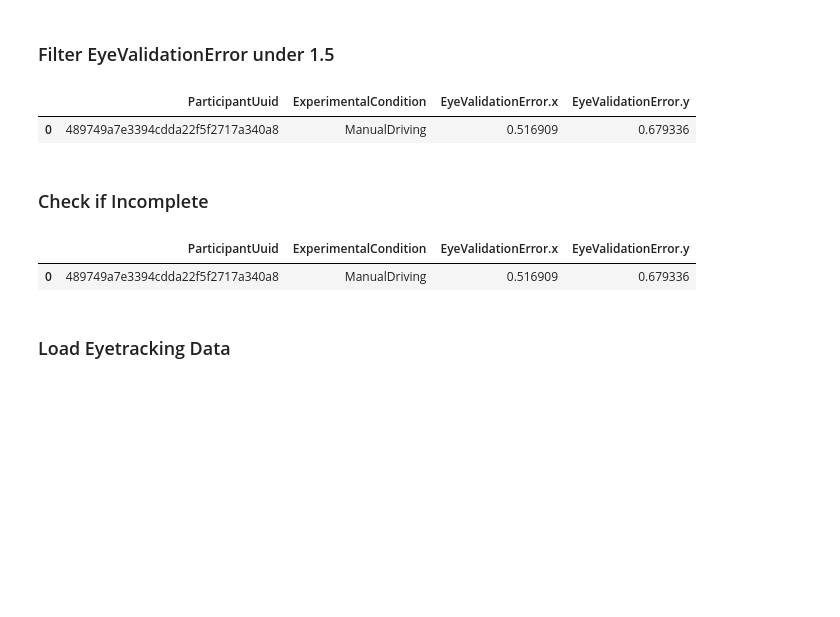
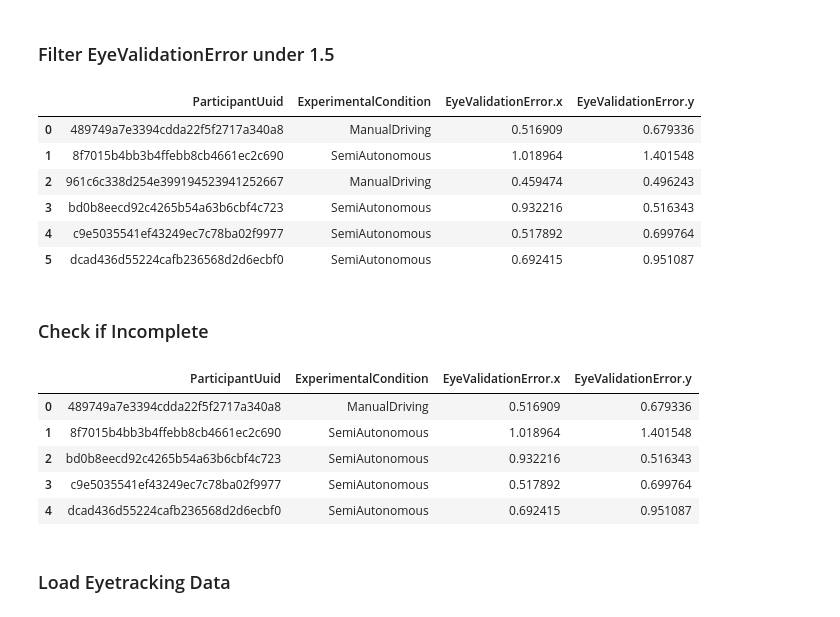
Before and after one commit to maxpingel/EEDA_eye_hand, a Jupyter notebook: reading_data/ET_Data_preprocessing.ipynb, the cells around one changed output. Drawn from its saved outputs; the diff is of its cells as text; code cells hidden in the pictures; blank space fills up the shorter version.

```diff
--- a/reading_data/ET_Data_preprocessing.ipynb
+++ b/reading_data/ET_Data_preprocessing.ipynb
@@ -26,24 +29,29 @@ os.makedirs(os.path.dirname(PLOT_PATH), exist_ok=True)
 # %%
 df = pd.DataFrame()
 
 files = glob.glob(f'{PARTICIPANT_DATA_PATH}/*.txt')
 
-for fi in files[:4]: # reading all files
+for fi in files[:]: # reading all files
     with open(fi, 'r') as j:
         tmp = json.loads(j.read())
         tempdf0 = pd.DataFrame.from_dict(tmp,orient='index').T
         tempdf0[["EyeValidationError.x","EyeValidationError.y","EyeValidationError.z"]] = pd.DataFrame(tempdf0["EyeValidationError"].to_list(), columns=['x', 'y','z'])
         if(tempdf0["EyeValidationError.x"][0]<1.5) and (tempdf0["EyeValidationError.y"][0]<1.5):
             df = pd.concat([df, tempdf0], ignore_index=True)
 
 df = df.drop(['IPAddress', 'VRmode',
        'SteeringInputDevice', 'EyeValidationError', 'SeatCalibrationOffset',
        'TrainingDuration', 'ExperimentDuration', 'ApplicationDuration',
        'AverageExperimentFPS', 'SpecialNotes', 'EyeValidationError.z'], axis=1)
 display(df)
 # %% [output]
 |  | ParticipantUuid | ExperimentalCondition | EyeValidationError.x | EyeValidationError.y |
 | 0 | 489749a7e3394cdda22f5f2717a340a8 | ManualDriving | 0.516909 | 0.679336 |
+| 1 | 8f7015b4bb3b4ffebb8cb4661ec2c690 | SemiAutonomous | 1.018964 | 1.401548 |
+| 2 | 961c6c338d254e399194523941252667 | ManualDriving | 0.459474 | 0.496243 |
+| 3 | bd0b8eecd92c4265b54a63b6cbf4c723 | SemiAutonomous | 0.932216 | 0.516343 |
+| 4 | c9e5035541ef43249ec7c78ba02f9977 | SemiAutonomous | 0.517892 | 0.699764 |
+| 5 | dcad436d55224cafb236568d2d6ecbf0 | SemiAutonomous | 0.692415 | 0.951087 |
 # %% [markdown]
 ### Check if Incomplete
 # %%
@@ -64,6 +72,10 @@ display(df)
 # %% [output]
 |  | ParticipantUuid | ExperimentalCondition | EyeValidationError.x | EyeValidationError.y |
 | 0 | 489749a7e3394cdda22f5f2717a340a8 | ManualDriving | 0.516909 | 0.679336 |
+| 1 | 8f7015b4bb3b4ffebb8cb4661ec2c690 | SemiAutonomous | 1.018964 | 1.401548 |
+| 2 | bd0b8eecd92c4265b54a63b6cbf4c723 | SemiAutonomous | 0.932216 | 0.516343 |
+| 3 | c9e5035541ef43249ec7c78ba02f9977 | SemiAutonomous | 0.517892 | 0.699764 |
+| 4 | dcad436d55224cafb236568d2d6ecbf0 | SemiAutonomous | 0.692415 | 0.951087 |
 # %% [markdown]
 ### Load Eyetracking Data
 # %%
```
Also changed, not shown: parts of 13 cells of this notebook, 20 other files.
